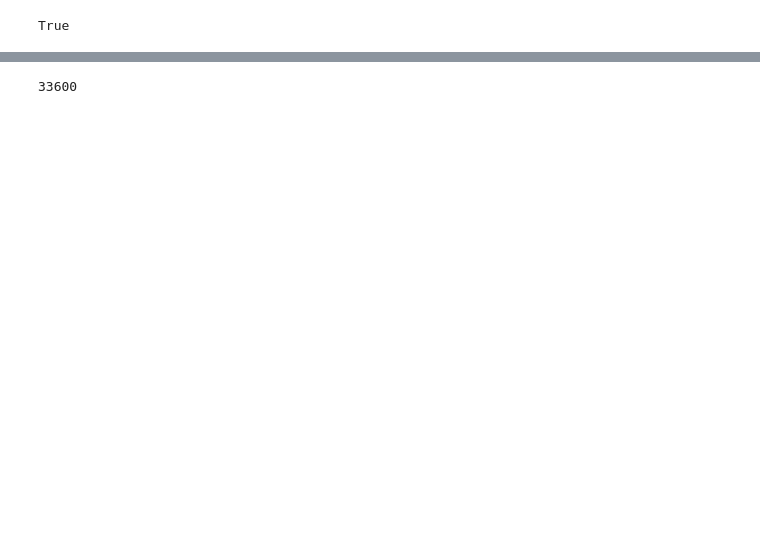
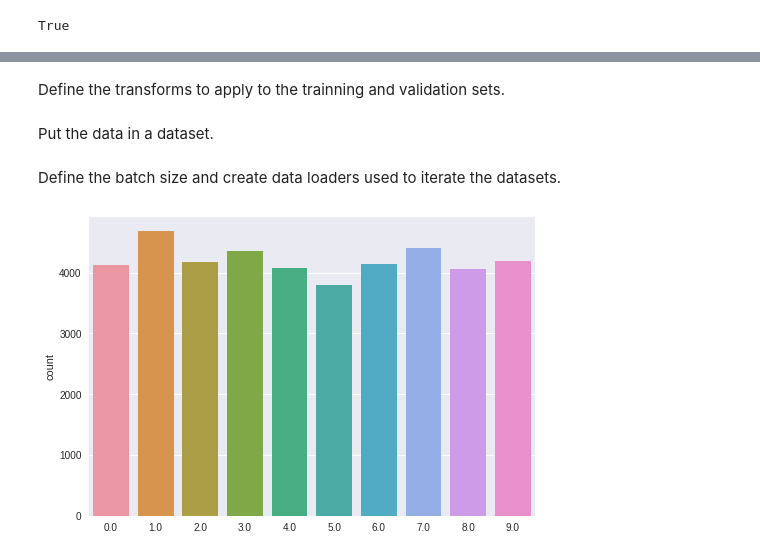
Before and after one commit to Andrempp/Kaggle_digit_recognizer, a Jupyter notebook: digitRecognition.ipynb, the cells around one changed output, grey strips where cells are left out. Drawn from its saved outputs; the diff is of its cells as text; code cells hidden in the pictures; blank space fills up the shorter version.

```diff
--- a/digitRecognition.ipynb
+++ b/digitRecognition.ipynb
@@ -119,0 +181,3 @@ class CSVDataset(Dataset):
+# %%
+train_data = pd.read_csv('train.csv',dtype = np.float32)
+test_data = pd.read_csv('test.csv',dtype = np.float32)
@@ -128,14 +204,4 @@ data_transforms = {'train':transforms.Compose([
                   }
-# %%
-train_ratio=0.8
-
-df = pd.read_csv('train.csv',dtype = np.float32)
-
-middle = int(df.shape[0] * train_ratio)
-print(middle)
-
-train = df.iloc[:middle]
-val = df.iloc[middle:]
-# %% [output]
-33600
+# %% [markdown]
+Define the transforms to apply to the trainning and validation sets.
 # %%
@@ -142,7 +209,15 @@ val = df.iloc[middle:]
 train_dataset = CSVDataset(train, 28, 28, 1, transform=data_transforms['train'])
 val_dataset = CSVDataset(val, 28, 28, 1, transform=data_transforms['val'])
+# %% [markdown]
+Put the data in a dataset.
 # %%
 batch_size = 128
 
 train_loader = torch.utils.data.DataLoader(train_dataset, batch_size = batch_size, shuffle = False)
 val_loader = torch.utils.data.DataLoader(val_dataset, batch_size = batch_size, shuffle = False)
+# %% [markdown]
+Define the batch size and create data loaders used to iterate the datasets.
+# %%
+g = sns.countplot(train_data.label.values)
+# %% [output]
+[figure, added]
```
Also changed, not shown: parts of 35 cells of this notebook.
